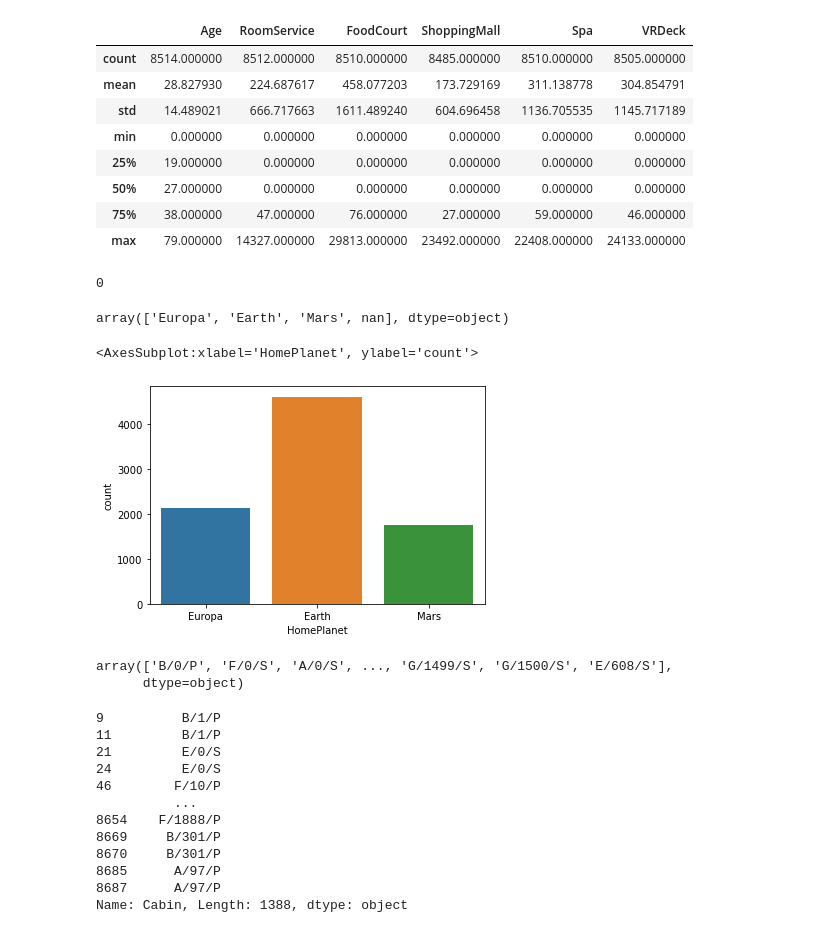
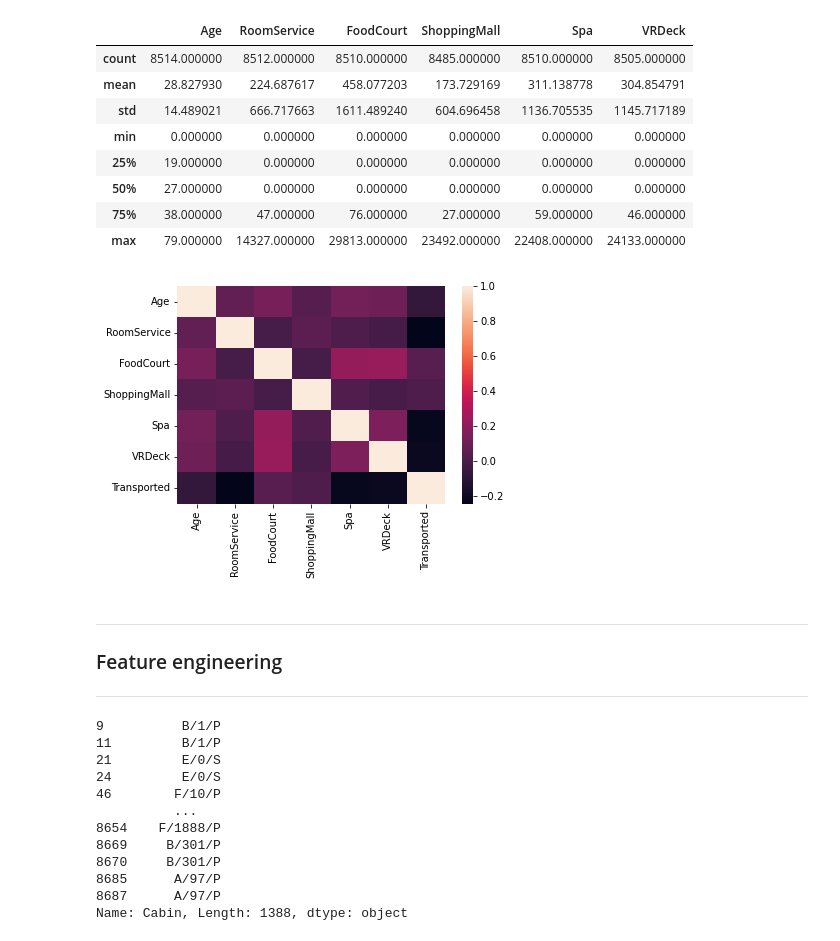
Before and after one commit to IreneGladkaya/spaceship-titanic, a Jupyter notebook: Spaceship Titanic.ipynb, the cells around one changed output. Drawn from its saved outputs; the diff is of its cells as text; code cells hidden in the pictures.

```diff
--- a/Spaceship Titanic.ipynb
+++ b/Spaceship Titanic.ipynb
@@ -48,24 +57,17 @@ passangers_data_train.describe()
 | 50% | 27.000000 | 0.000000 | 0.000000 | 0.000000 | 0.000000 | 0.000000 |
 | 75% | 38.000000 | 47.000000 | 76.000000 | 27.000000 | 59.000000 | 46.000000 |
 | max | 79.000000 | 14327.000000 | 29813.000000 | 23492.000000 | 22408.000000 | 24133.000000 |
-# %%
-passangers_data_train.duplicated().sum()
-# %% [output]
-0
-# %%
-passangers_data_train['HomePlanet'].unique()
-# %% [output]
-array(['Europa', 'Earth', 'Mars', nan], dtype=object)
-# %%
-sns.countplot(passangers_data_train['HomePlanet'])
-# %% [output]
-<AxesSubplot:xlabel='HomePlanet', ylabel='count'>
-[figure, removed]
-# %%
-passangers_data_train['Cabin'].unique()
-# %% [output]
-array(['B/0/P', 'F/0/S', 'A/0/S', ..., 'G/1499/S', 'G/1500/S', 'E/608/S'],
-      dtype=object)
+# %%
+correlations = passangers_data_train.corr()
+# %%
+sns.heatmap(correlations)
+plt.show()
+# %% [output]
+[figure, added]
+# %% [markdown]
+---
+### Feature engineering
+---
 # %%
 passangers_data_train[['Cabin_1','Cabin_2','Cabin_3']] = passangers_data_train.Cabin.str.split("/", expand = True)
 # %%
```
Also changed, not shown: parts of 8 cells of this notebook.
